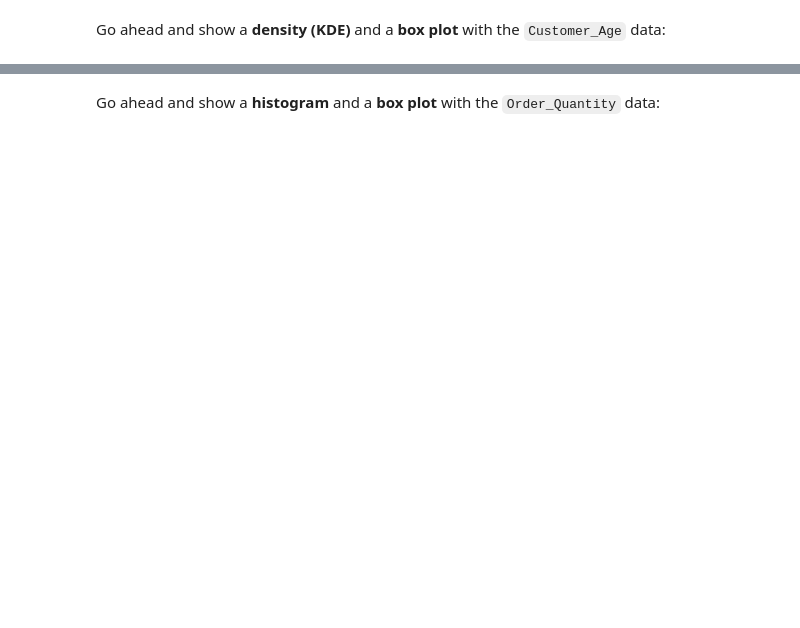
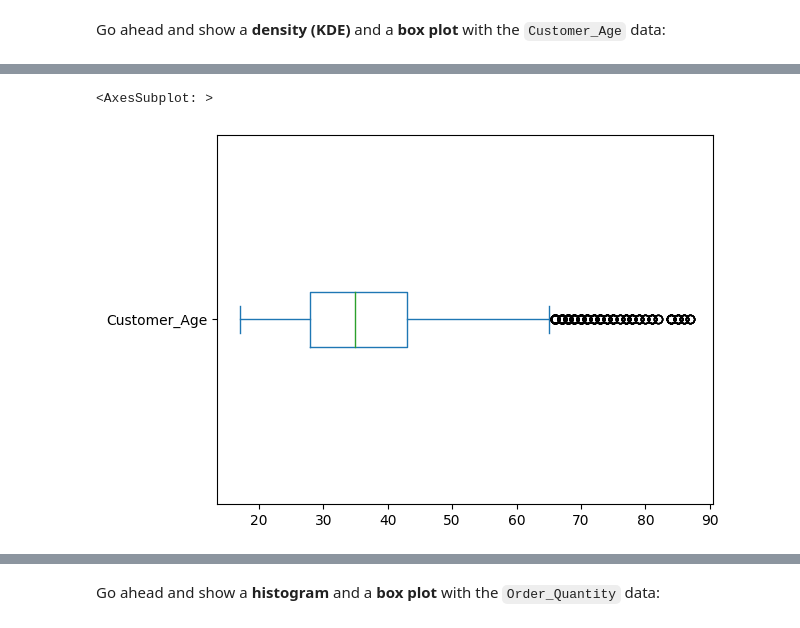
Before and after one commit to vjtchkn/freecodecamp_python_data, a Jupyter notebook: 0_2_examples/Exercises_1.ipynb, the cells around one changed output, grey strips where cells are left out. Drawn from its saved outputs; the diff is of its cells as text; code cells hidden in the pictures; blank space fills up the shorter version.

```diff
--- a/0_2_examples/Exercises_1.ipynb
+++ b/0_2_examples/Exercises_1.ipynb
@@ -40,2 +56,7 @@ Go ahead and show a <b>density (KDE)</b> and a <b>box plot</b> with the `Custome
+# %%
+sales["Customer_Age"].plot(kind="box", vert=False)
+# %% [output]
+<AxesSubplot: >
+[figure, added]
 # %%
 sales['Customer_Age'].plot(kind='kde', figsize=(14,6))
```
Also changed, not shown: parts of 52 cells of this notebook.
